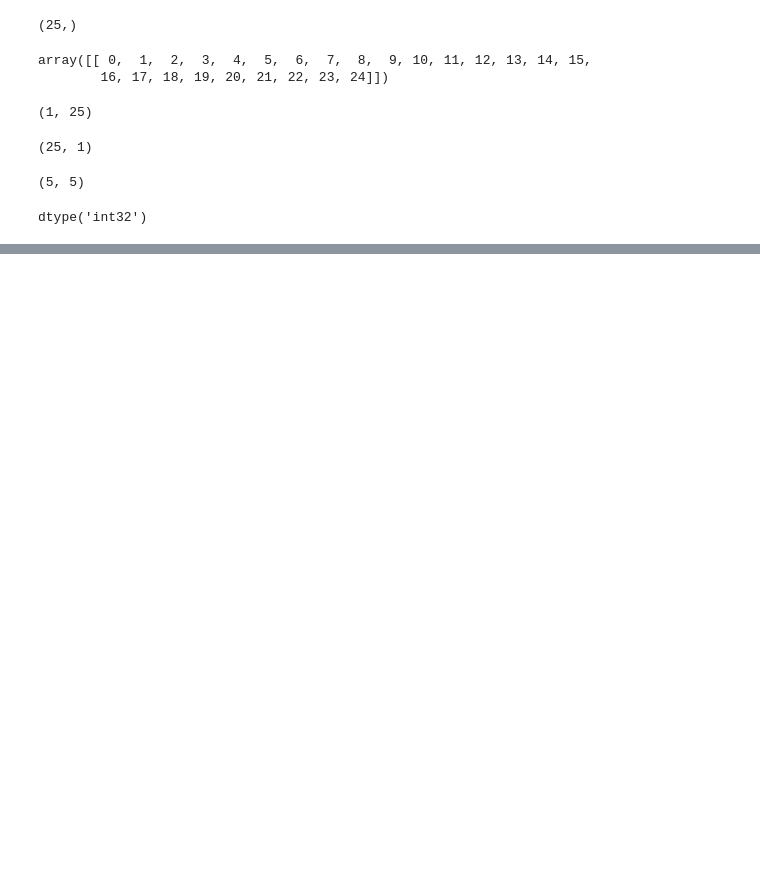
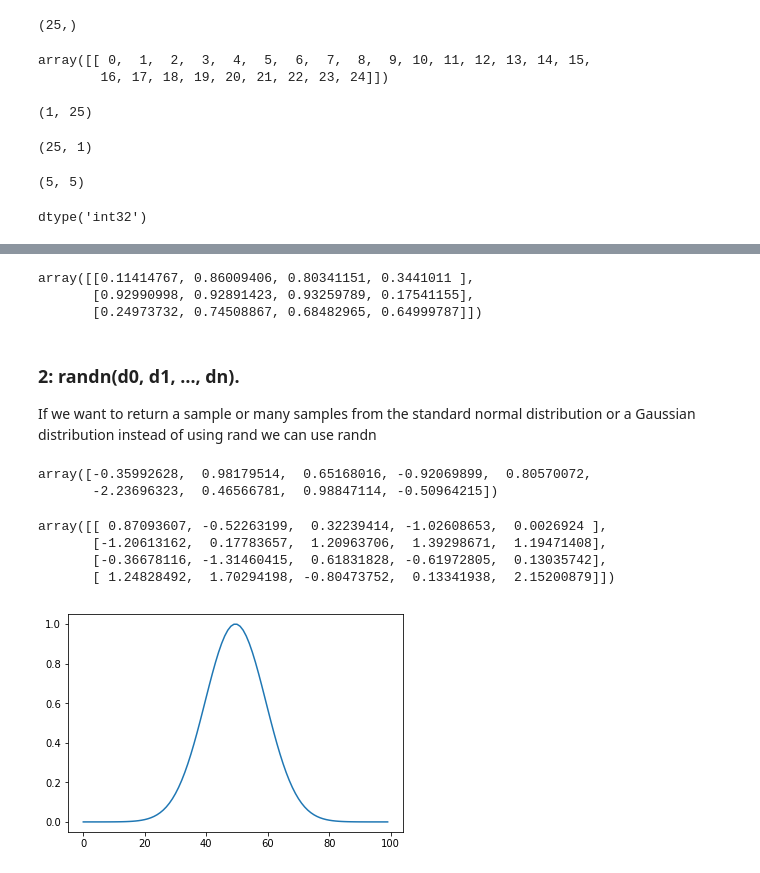
Before and after one commit to dewaledr/PDAnalysis, a Jupyter notebook: numpyRandom.ipynb, the cells around one changed output, grey strips where cells are left out. Cells and saved outputs as stored; diff of their text form; code cells hidden in the pictures; blank space fills up the shorter version.

```diff
--- a/numpyRandom.ipynb
+++ b/numpyRandom.ipynb
@@ -222,0 +248,31 @@ dtype('int32')
+# %%
+# And if I want a 3 by 4 matrix of random numbers I just pass and 3,4
+np.random.rand(3,4)
+# %% [output]
+array([[0.11414767, 0.86009406, 0.80341151, 0.3441011 ],
+       [0.92990998, 0.92891423, 0.93259789, 0.17541155],
+       [0.24973732, 0.74508867, 0.68482965, 0.64999787]])
+# %% [markdown]
+### 2: randn(d0, d1, …, dn).
+If we want to return a sample or many samples from the standard normal distribution or a Gaussian distribution instead of using rand we can use randn
+# %%
+# Return a sample (or samples) from the "standard normal" distribution. Unlike rand which is uniform:
+# and this will return numbers not from a uniform distribution from 0 to 1 but instead from a
+# standard normal distribution center around zero.
+# And that means I can go ahead and pass in 9 and I get nine random numbers from a standard normal distribution.
+np.random.randn(9)
+# %% [output]
+array([-0.35992628,  0.98179514,  0.65168016, -0.92069899,  0.80570072,
+       -2.23696323,  0.46566781,  0.98847114, -0.50964215])
+# %%
+
+# Again if I want this to be two dimensional I can just pass in two dimensions.
+# So for a four by five I'll pass in 4,5.
+# Note: we’re not passing a tuple here separate argument separated by a comma.
+# And we can see by the set of two brackets is a two dimensional matrix as an output.
+np.random.randn(4,5)
+# %% [output]
+array([[ 0.87093607, -0.52263199,  0.32239414, -1.02608653,  0.0026924 ],
+       [-1.20613162,  0.17783657,  1.20963706,  1.39298671,  1.19471408],
+       [-0.36678116, -1.31460415,  0.61831828, -0.61972805,  0.13035742],
+       [ 1.24828492,  1.70294198, -0.80473752,  0.13341938,  2.15200879]])
@@ -222,0 +282,13 @@ dtype('int32')
+# %%
+from matplotlib import pyplot as mp
+# import numpy as np
+
+def gaussian(x, mu, sig):
+    return np.exp(-np.power(x - mu, 2.) / (2 * np.power(sig, 2.)))
+
+for mu, sig in [(0, 1)]:
+    mp.plot(gaussian(np.linspace(-5, 5, 100), mu, sig))
+
+mp.show()
+# %% [output]
+[figure, added]
```
Also changed, not shown: parts of 25 cells of this notebook.
